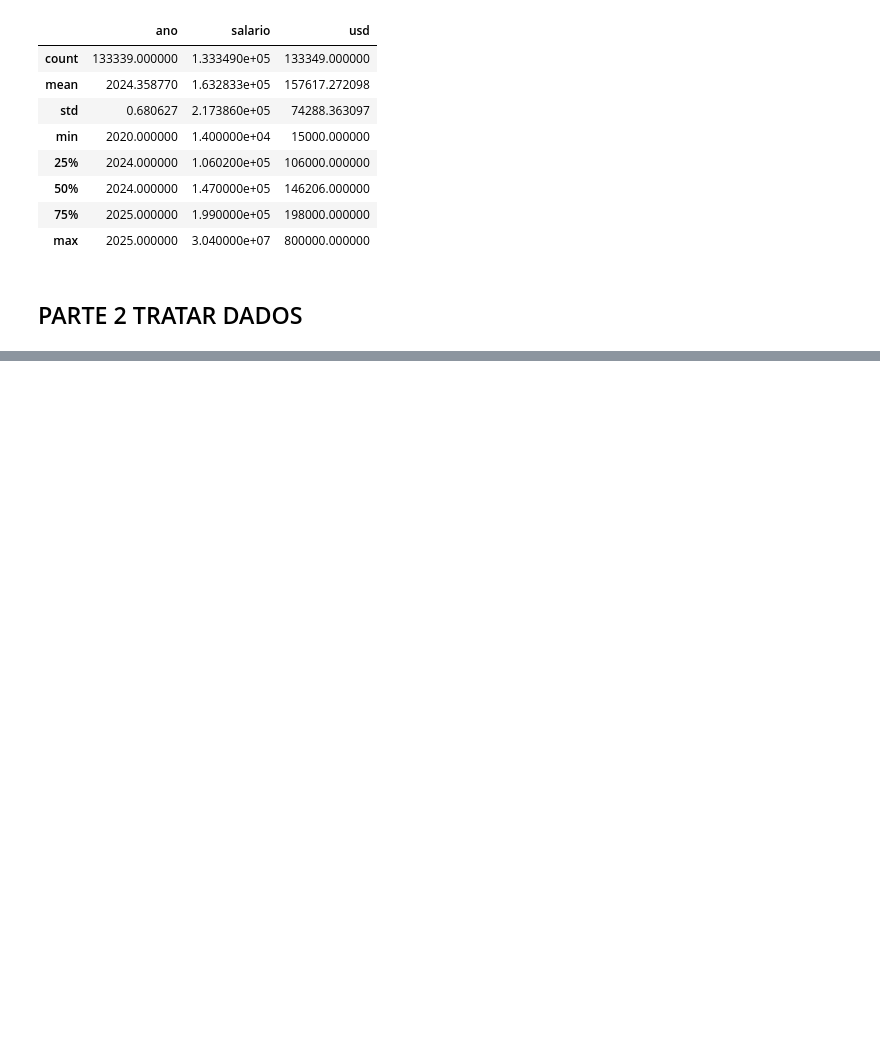
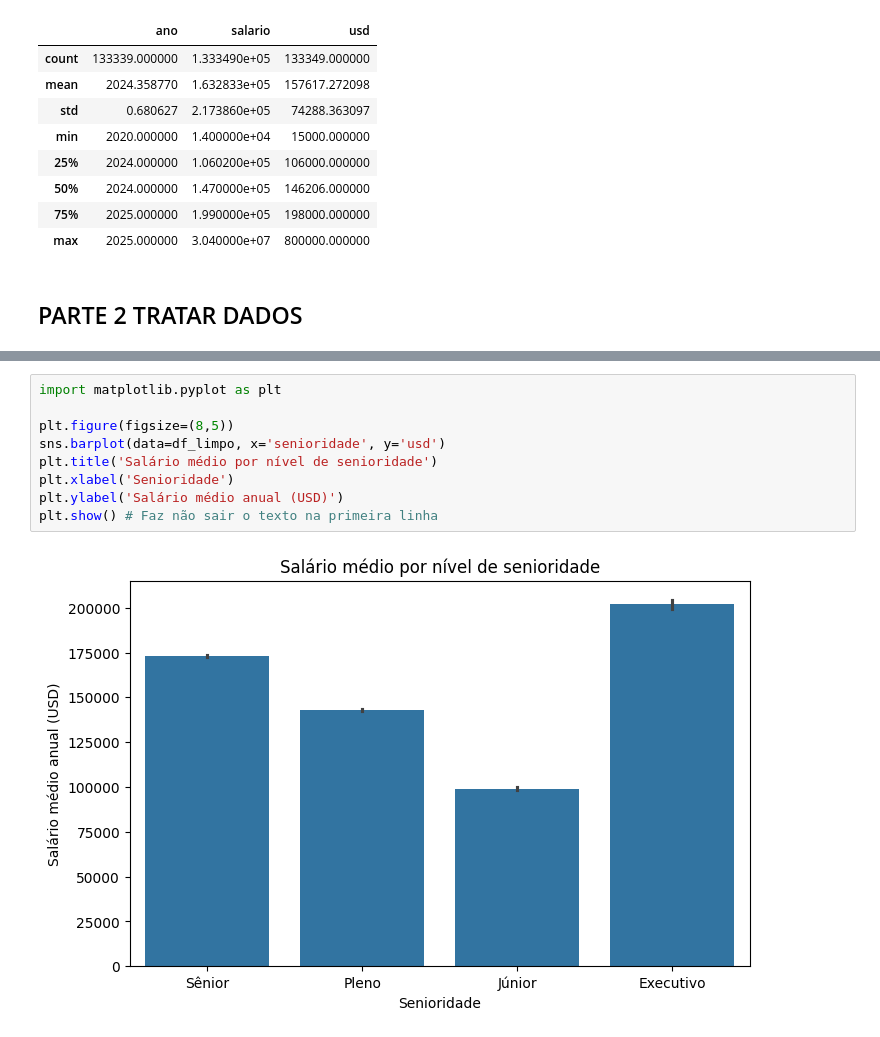
Before and after one commit to rodrigomgrassioto/analise_dados, a Jupyter notebook: main.ipynb, the cells around one changed output, grey strips where cells are left out. Saved outputs shown, nothing was run; the diff lists cells and outputs as text; blank space fills up the shorter version.

```diff
--- a/main.ipynb
+++ b/main.ipynb
@@ -236,0 +413,11 @@ df.isnull()
+# %%
+import matplotlib.pyplot as plt
+
+plt.figure(figsize=(8,5))
+sns.barplot(data=df_limpo, x='senioridade', y='usd')
+plt.title('Salário médio por nível de senioridade')
+plt.xlabel('Senioridade')
+plt.ylabel('Salário médio anual (USD)')
+plt.show() # Faz não sair o texto na primeira linha
+# %% [output]
+[figure, added]
```
Also changed, not shown: parts of 34 cells of this notebook, 3 other files.
